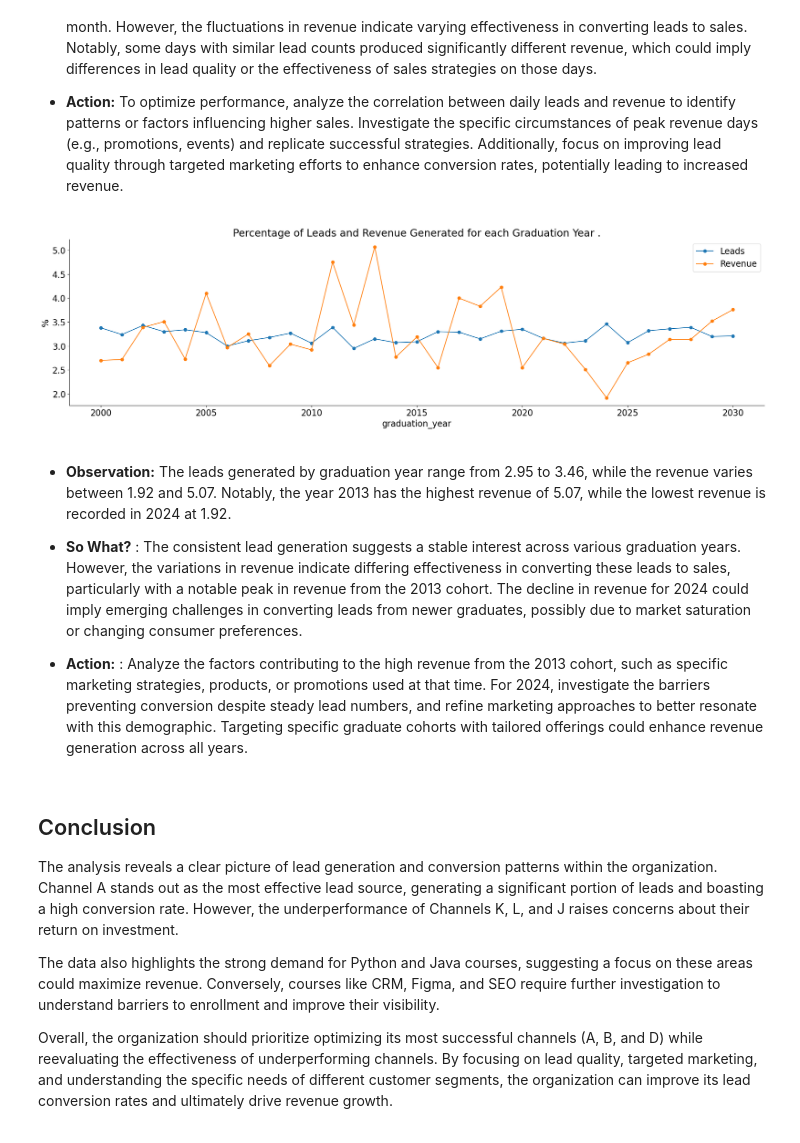
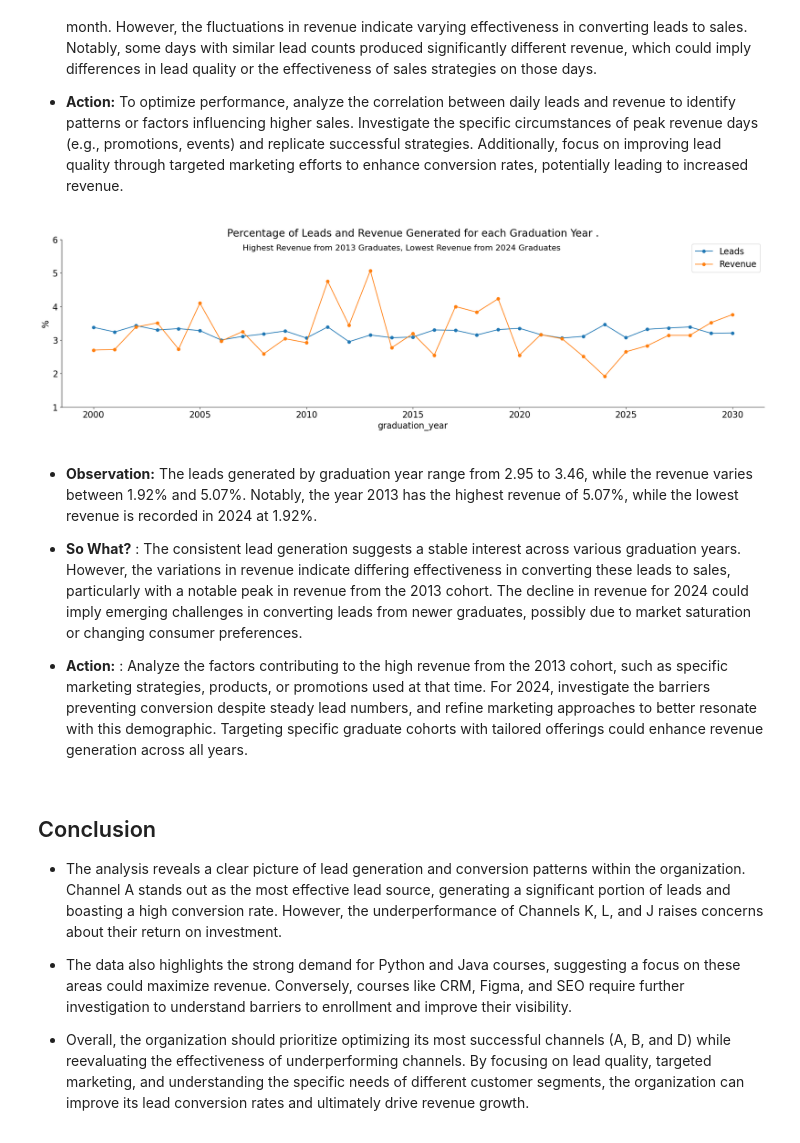
Before and after one commit to dakshbhatnagar/projects, a Jupyter notebook: lead_acquisition/analysis.ipynb, the cells around one changed output. Drawn from its saved outputs; the diff is of its cells as text; code cells hidden in the pictures.

```diff
--- a/lead_acquisition/analysis.ipynb
+++ b/lead_acquisition/analysis.ipynb
@@ -358,19 +374,22 @@ plt.show()
 # %%
 query = '''
 select graduation_year,
         round(count(graduation_year)*100.0/(select count(*) from leads),2) as Leads ,
         round(sum(amount_paid)*100.0/(select sum(amount_paid) from leads),2) as Revenue
 from leads group by graduation_year order by graduation_year asc
 '''
 grad_year = pd.read_sql(query, conn)
 grad_year.set_index('graduation_year').plot(kind='line', marker='o')
 plt.title('Percentage of Leads and Revenue Generated for each Graduation Year .')
 plt.ylabel('%')
+plt.text(0.5, 0.83, 'Highest Revenue from 2013 Graduates, Lowest Revenue from 2024 Graduates',
+         ha='center', fontsize=16, transform=plt.gcf().transFigure)
+plt.ylim(1,6)
 plt.show()
 # %% [output]
-[figure, old version]
+[figure, new version]
 # %% [markdown]
-- **Observation:** The leads generated by graduation year range from 2.95 to 3.46, while the revenue varies between 1.92 and 5.07. Notably, the year 2013 has the highest revenue of 5.07, while the lowest revenue is recorded in 2024 at 1.92.
+- **Observation:** The leads generated by graduation year range from 2.95 to 3.46, while the revenue varies between 1.92% and 5.07%. Notably, the year 2013 has the highest revenue of 5.07%, while the lowest revenue is recorded in 2024 at 1.92%.
 
 - **So What?** : The consistent lead generation suggests a stable interest across various graduation years. However, the variations in revenue indicate differing effectiveness in converting these leads to sales, particularly with a notable peak in revenue from the 2013 cohort. The decline in revenue for 2024 could imply emerging challenges in converting leads from newer graduates, possibly due to market saturation or changing consumer preferences.
 
@@ -378,8 +397,8 @@ plt.show()
 # %% [markdown]
 ## Conclusion
 
-The analysis reveals a clear picture of lead generation and conversion patterns within the organization. Channel A stands out as the most effective lead source, generating a significant portion of leads and boasting a high conversion rate.  However, the underperformance of Channels K, L, and J raises concerns about their return on investment.
+- The analysis reveals a clear picture of lead generation and conversion patterns within the organization. Channel A stands out as the most effective lead source, generating a significant portion of leads and boasting a high conversion rate.  However, the underperformance of Channels K, L, and J raises concerns about their return on investment.
 
-The data also highlights the strong demand for Python and Java courses, suggesting a focus on these areas could maximize revenue. Conversely, courses like CRM, Figma, and SEO require further investigation to understand barriers to enrollment and improve their visibility.
+- The data also highlights the strong demand for Python and Java courses, suggesting a focus on these areas could maximize revenue. Conversely, courses like CRM, Figma, and SEO require further investigation to understand barriers to enrollment and improve their visibility.
 
-Overall, the organization should prioritize optimizing its most successful channels (A, B, and D) while reevaluating the effectiveness of underperforming channels.  By focusing on lead quality, targeted marketing, and understanding the specific needs of different customer segments, the organization can improve its lead conversion rates and ultimately drive revenue growth.
+- Overall, the organization should prioritize optimizing its most successful channels (A, B, and D) while reevaluating the effectiveness of underperforming channels.  By focusing on lead quality, targeted marketing, and understanding the specific needs of different customer segments, the organization can improve its lead conversion rates and ultimately drive revenue growth.
```
Also changed, not shown: parts of 8 cells of this notebook.
